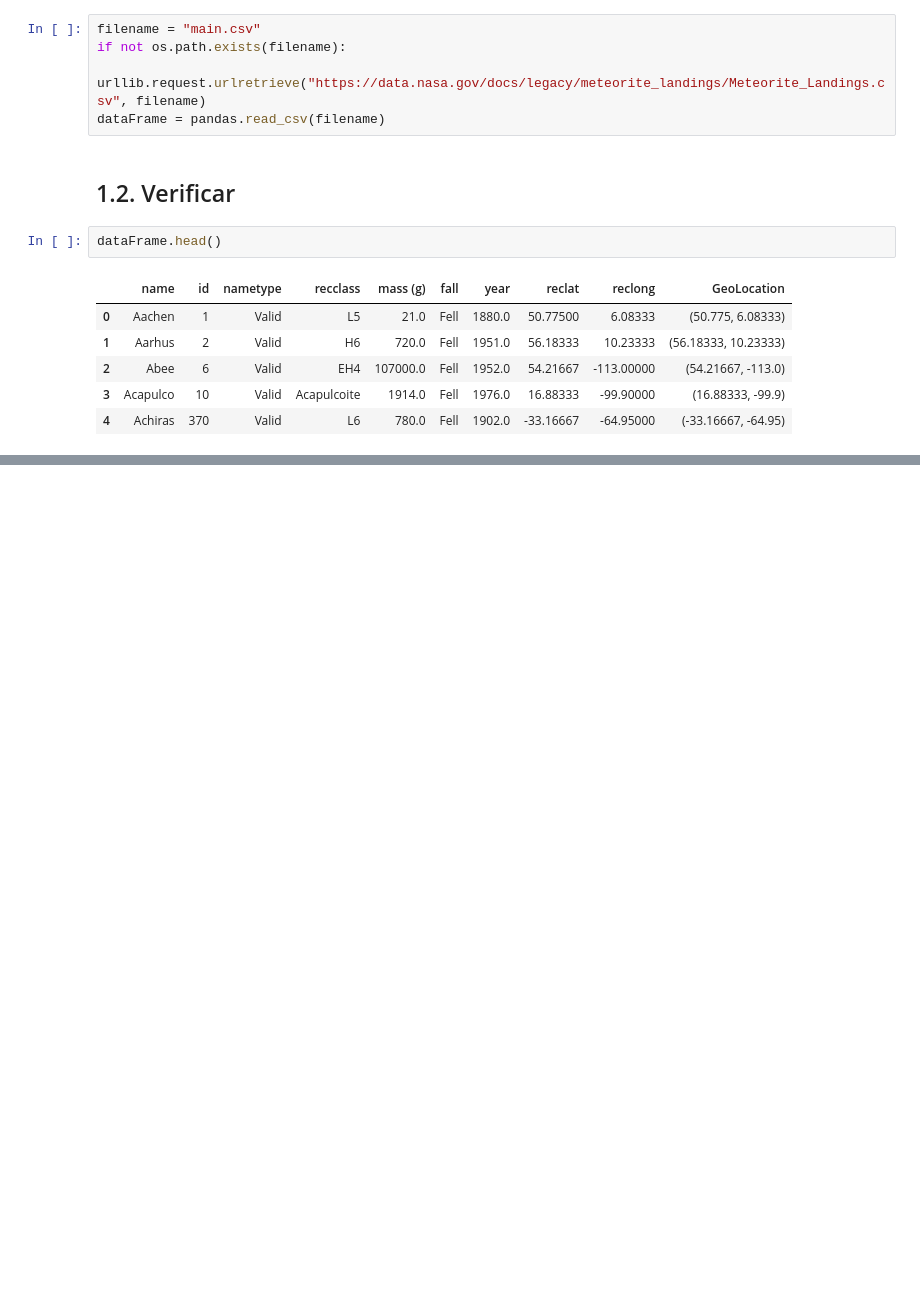
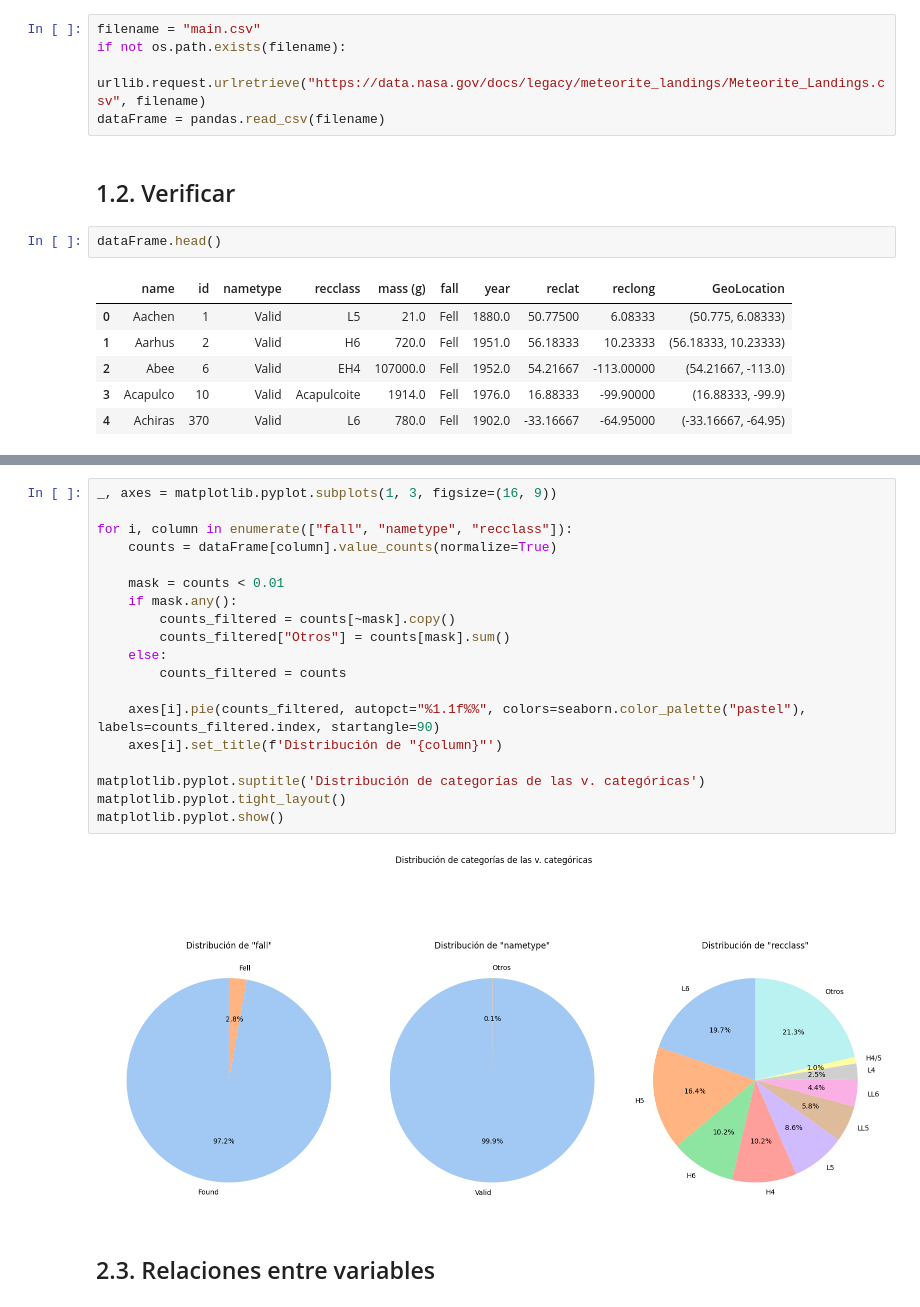
Before and after one commit to uqee/CEIA_Analisis_de_datos_Trabajo_individual_Denis_Zhbankov, a Jupyter notebook: src/main.ipynb, the cells around one changed output, grey strips where cells are left out. Cells and saved outputs as stored; diff of their text form; blank space fills up the shorter version.

```diff
--- a/src/main.ipynb
+++ b/src/main.ipynb
@@ -79,0 +159,23 @@ dtype: int64
+# %%
+_, axes = matplotlib.pyplot.subplots(1, 3, figsize=(16, 9))
+
+for i, column in enumerate(["fall", "nametype", "recclass"]):
+    counts = dataFrame[column].value_counts(normalize=True)
+
+    mask = counts < 0.01
+    if mask.any():
+        counts_filtered = counts[~mask].copy()
+        counts_filtered["Otros"] = counts[mask].sum()
+    else:
+        counts_filtered = counts
+
+    axes[i].pie(counts_filtered, autopct="%1.1f%%", colors=seaborn.color_palette("pastel"), labels=counts_filtered.index, startangle=90)
+    axes[i].set_title(f'Distribución de "{column}"')
+
+matplotlib.pyplot.suptitle('Distribución de categorías de las v. categóricas')
+matplotlib.pyplot.tight_layout()
+matplotlib.pyplot.show()
+# %% [output]
+[figure, added]
+# %% [markdown]
+## 2.3. Relaciones entre variables
```
Also changed, not shown: parts of 16 cells of this notebook, 2 other files.
